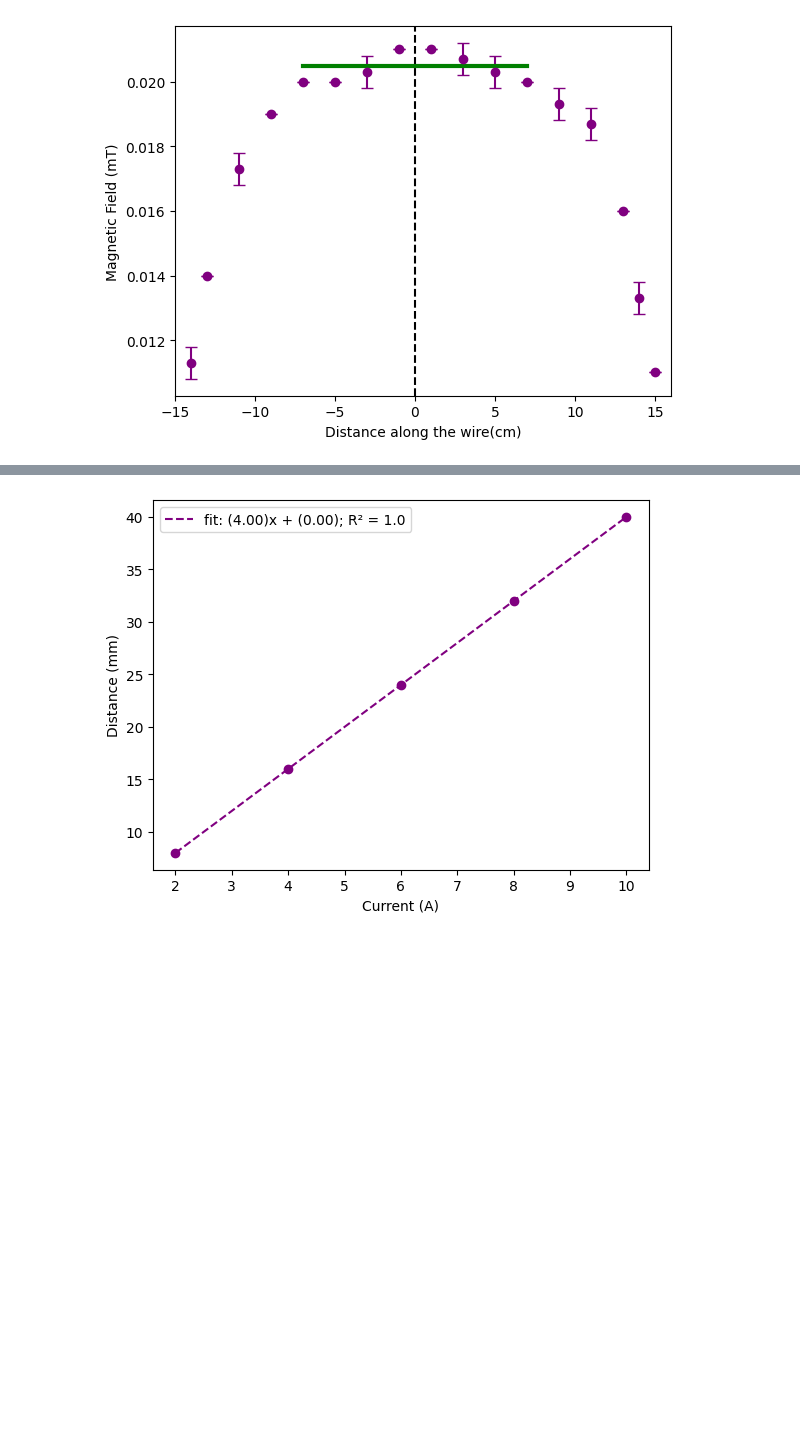
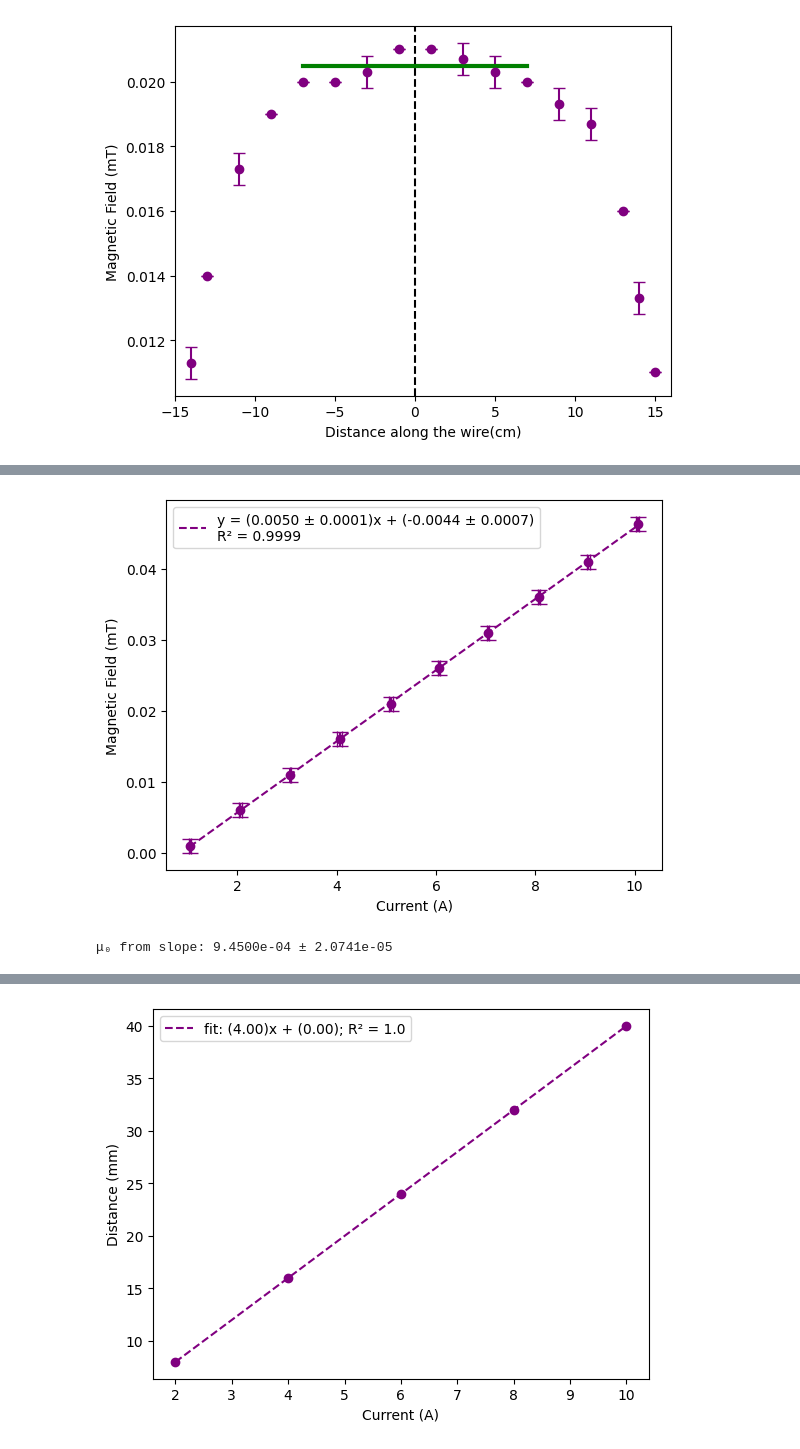
Before and after one commit to LiseKleinbekman/Bachelor-codes, a Jupyter notebook: Practical 2 figures.ipynb, the cells around one changed output, grey strips where cells are left out. Cells and saved outputs as stored; diff of their text form; code cells hidden in the pictures; blank space fills up the shorter version.

```diff
--- a/Practical 2 figures.ipynb
+++ b/Practical 2 figures.ipynb
@@ -157,0 +30,69 @@ print(f"μ₀ from slope: {mu0_from_slope:.4e} ± {mu0_err_from_slope:.4e}")
+# %%
+import numpy as np
+import matplotlib.pyplot as plt
+from scipy.optimize import curve_fit
+
+# Data
+x = np.array([1.043, 2.063, 3.067, 4.067, 5.093, 6.057, 7.050, 8.067, 9.067, 10.06])
+x_stdev = np.array([0.021, 0.029, 0.012, 0.049, 0.038, 0.017, 0.014, 0.019, 0.031, 0.036])
+
+data = np.array([0.001, 0.006, 0.011, 0.016, 0.021, 0.026, 0.031, 0.036, 0.041, 0.0463])
+
+# FIX: use instrument uncertainty
+data_stdev = np.full_like(data, 0.001)
+
+def lin(x, a, b):
+    return a*x + b
+
+def r_squared(y, yf):
+    ss_res = np.sum((y - yf) ** 2)
+    ss_tot = np.sum((y - np.mean(y)) ** 2)
+    return 1 - ss_res / ss_tot
+
+# FIX: include sigma
+po1, pc1 = curve_fit(
+    lin, x, data,
+    sigma=data_stdev,
+    absolute_sigma=True,
+    p0=[1, 0.002]
+)
+
+a, b = po1
+perr = np.sqrt(np.diag(pc1))
+a_err, b_err = perr
+
+# Plot
+fig, ax = plt.subplots()
+
+ax.plot(
+    x,
+    lin(x, *po1),
+    linestyle="dashed",
+    color="purple",
+    label=f"y = ({a:.4f} ± {a_err:.4f})x + ({b:.4f} ± {b_err:.4f})\nR² = {r_squared(data, lin(x, *po1)):.4f}"
+)
+
+ax.errorbar(
+    x, data,
+    xerr=x_stdev,
+    yerr=data_stdev,
+    fmt="o",
+    color="purple",
+    capsize=6
+)
+
+ax.set_xlabel("Current (A)")
+ax.set_ylabel("Magnetic Field (mT)")
+ax.legend()
+
+plt.show()
+
+# μ₀ calculation
+r = 0.03  # m
+mu0_from_slope = a * 2 * np.pi * r
+mu0_err_from_slope = a_err * 2 * np.pi * r
+
+print(f"μ₀ from slope: {mu0_from_slope:.4e} ± {mu0_err_from_slope:.4e}")
+# %% [output]
+[figure, added]
+μ₀ from slope: 9.4500e-04 ± 2.0741e-05
```
Also changed, not shown: parts of 3 cells of this notebook.
